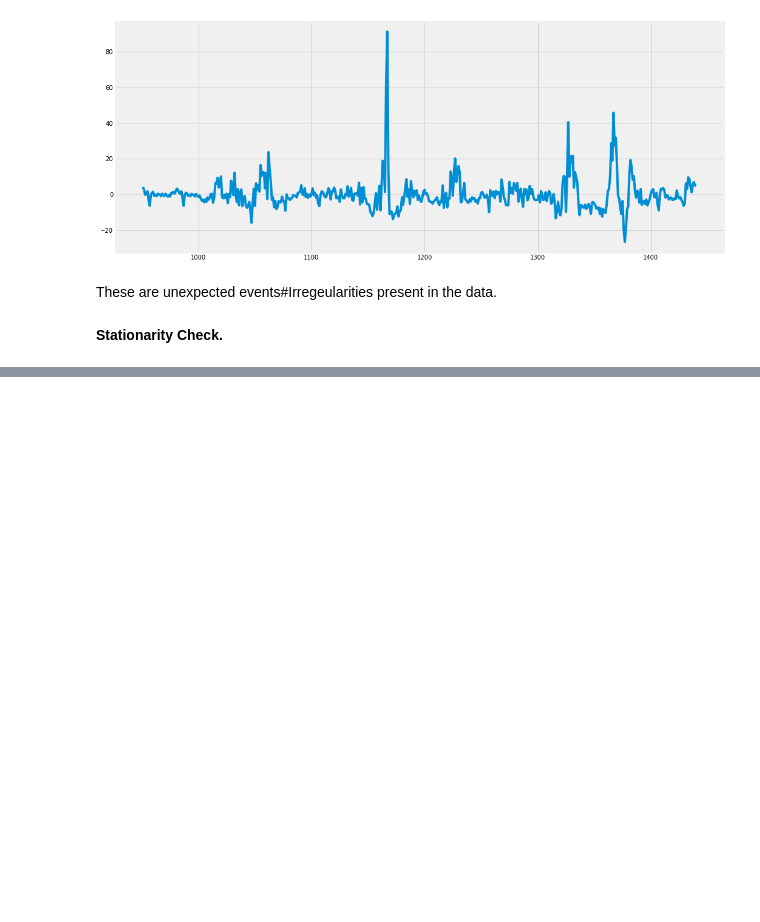
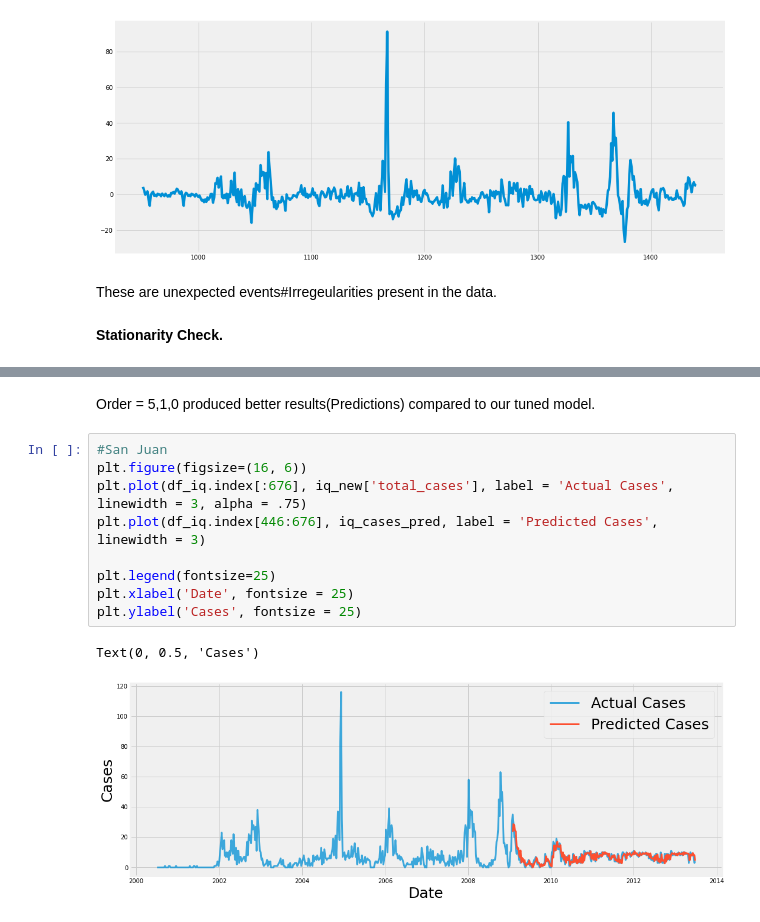
Before and after one commit to Mjcherono/Final_dengue_disease_prediction., a Jupyter notebook: final_disease_Spread.ipynb, the cells around one changed output, grey strips where cells are left out. Drawn from its saved outputs; the diff is of its cells as text; blank space fills up the shorter version.

```diff
--- a/final_disease_Spread.ipynb
+++ b/final_disease_Spread.ipynb
@@ -1837,0 +1874,14 @@ plt.plot(predictions_arima)
+# %% [markdown]
+Order = 5,1,0 produced better results(Predictions) compared to our tuned model.
+# %%
+#San Juan
+plt.figure(figsize=(16, 6))
+plt.plot(df_iq.index[:676], iq_new['total_cases'], label = 'Actual Cases', linewidth = 3, alpha = .75)
+plt.plot(df_iq.index[446:676], iq_cases_pred, label = 'Predicted Cases', linewidth = 3)
+
+plt.legend(fontsize=25)
+plt.xlabel('Date', fontsize = 25)
+plt.ylabel('Cases', fontsize = 25)
+# %% [output]
+Text(0, 0.5, 'Cases')
+[figure, added]
```
Also changed, not shown: parts of 28 cells of this notebook.
